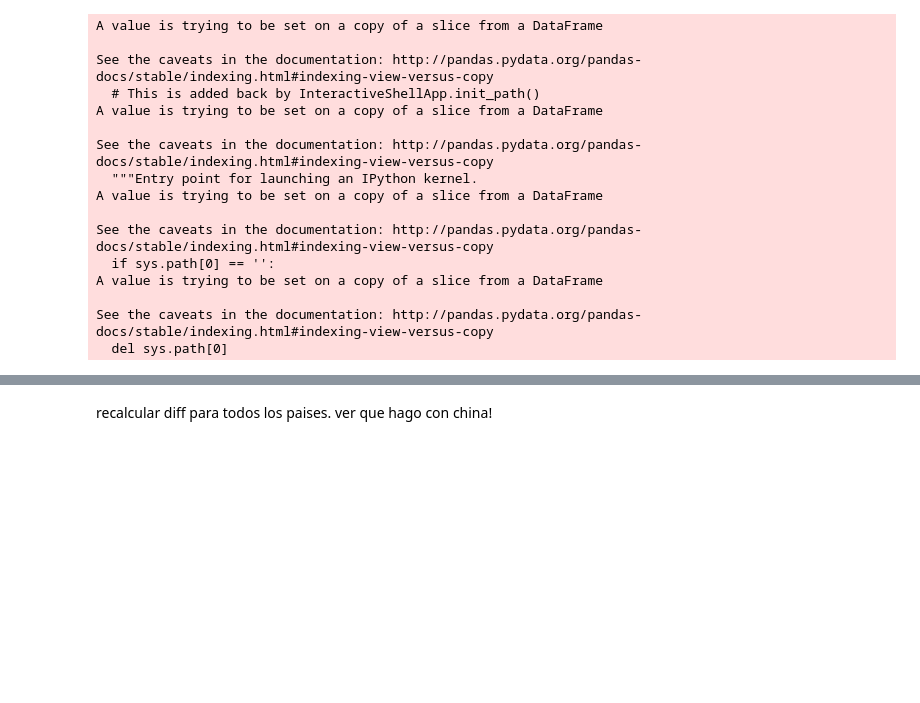
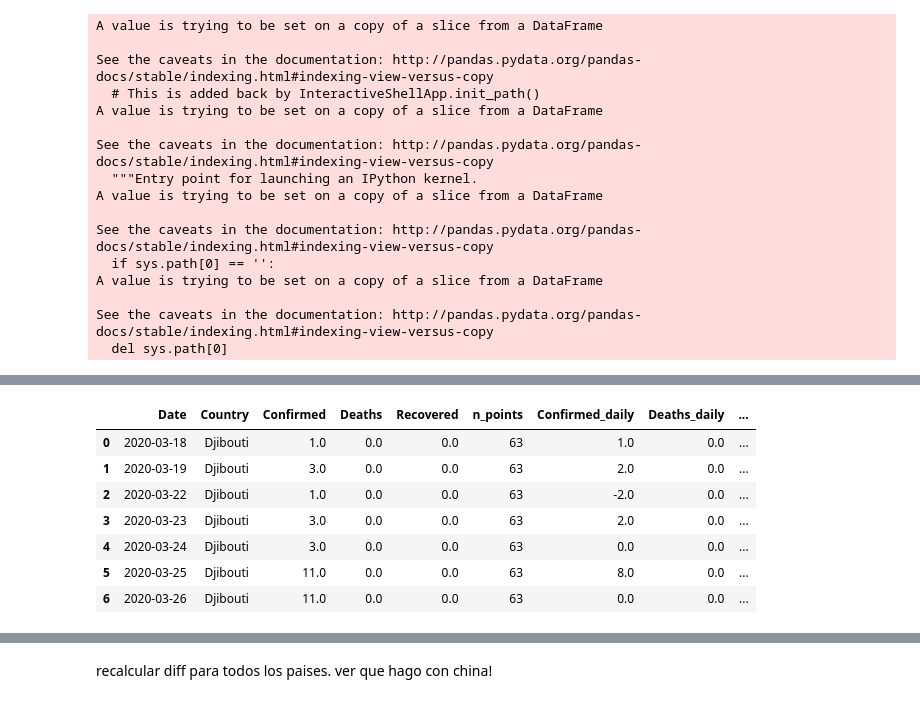
Before and after one commit to cnegrelli/COVID_19, a Jupyter notebook: csse_covid_19_data/csse_covid_19_daily_reports/COVID-19.ipynb, the cells around one changed output, grey strips where cells are left out. Drawn from its saved outputs; the diff is of its cells as text; code cells hidden in the pictures; blank space fills up the shorter version.

```diff
--- a/csse_covid_19_data/csse_covid_19_daily_reports/COVID-19.ipynb
+++ b/csse_covid_19_data/csse_covid_19_daily_reports/COVID-19.ipynb
@@ -1742,0 +1776,11 @@ See the caveats in the documentation: http://pandas.pydata.org/pandas-docs/stabl
+# %%
+d['Djibouti'].head(7)
+# %% [output]
+|  | Date | Country | Confirmed | Deaths | Recovered | n_points | Confirmed_daily | Deaths_daily | ... |
+| 0 | 2020-03-18 | Djibouti | 1.0 | 0.0 | 0.0 | 63 | 1.0 | 0.0 | ... |
+| 1 | 2020-03-19 | Djibouti | 3.0 | 0.0 | 0.0 | 63 | 2.0 | 0.0 | ... |
+| 2 | 2020-03-22 | Djibouti | 1.0 | 0.0 | 0.0 | 63 | -2.0 | 0.0 | ... |
+| 3 | 2020-03-23 | Djibouti | 3.0 | 0.0 | 0.0 | 63 | 2.0 | 0.0 | ... |
+| 4 | 2020-03-24 | Djibouti | 3.0 | 0.0 | 0.0 | 63 | 0.0 | 0.0 | ... |
+| 5 | 2020-03-25 | Djibouti | 11.0 | 0.0 | 0.0 | 63 | 8.0 | 0.0 | ... |
+| 6 | 2020-03-26 | Djibouti | 11.0 | 0.0 | 0.0 | 63 | 0.0 | 0.0 | ... |
```
Also changed, not shown: parts of 5 cells of this notebook.
